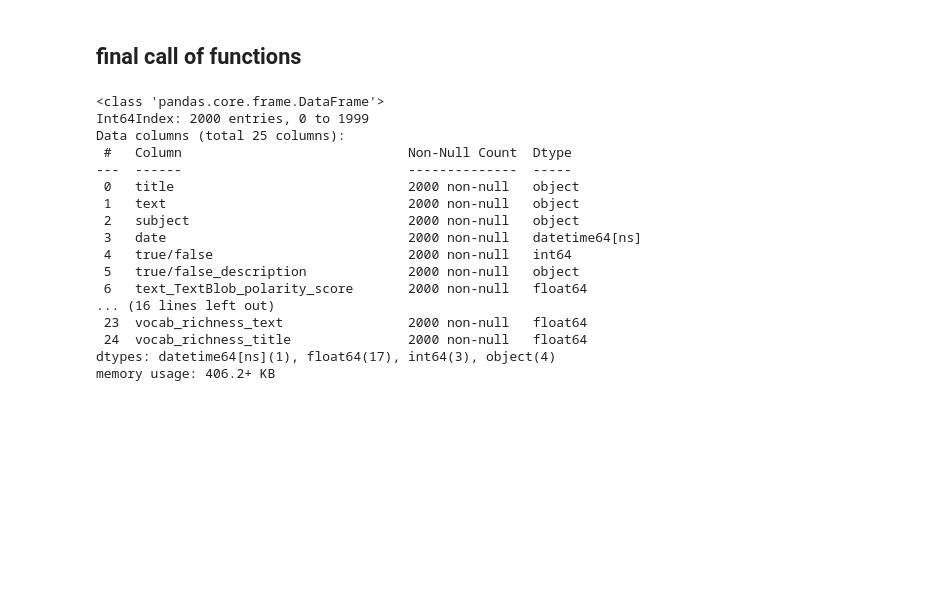
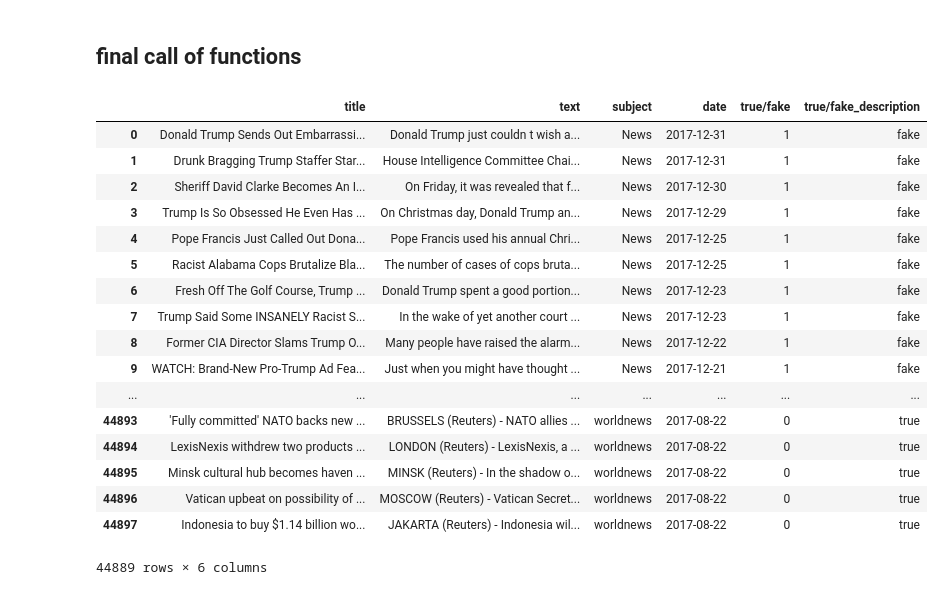
Before and after one commit to Makotowicz/fake_news_buster, a Jupyter notebook: notebooks/compiled_isa.ipynb, the cells around one changed output. Drawn from its saved outputs; the diff is of its cells as text; code cells hidden in the pictures; blank space fills up the shorter version.

```diff
--- a/notebooks/compiled_isa.ipynb
+++ b/notebooks/compiled_isa.ipynb
@@ -14,10 +15,10 @@ from nltk.tokenize import word_tokenize
 [nltk_data]   Package vader_lexicon is already up-to-date!
 # %%
-df_fake = pd.read_csv("../raw_data/Fake.csv")
-df_true = pd.read_csv("../raw_data/True.csv")
+df_fake = pd.read_csv("C:\\Users\\Brigitta Bartsch\\code\\PROJECT_Fake_News_Detection\\fake_news_buster\\fake_news_buster\\data\\Fake.csv")
+df_true = pd.read_csv("C:\\Users\\Brigitta Bartsch\\code\\PROJECT_Fake_News_Detection\\fake_news_buster\\fake_news_buster\\data\\True.csv")
 # %%
-df_fake = df_fake.head(1000)
-df_true = df_true.head(1000)
+df_fake = df_fake
+df_true = df_true
 # %% [markdown]
 ## data cleaning
 # %%
@@ -25,12 +26,10 @@ def import_merge_df(df_fake,df_true):
     '''Import DataFrames and merge them, adding true/false encodings'''
     data_fake = df_fake
     data_true = df_true
-    # data_fake = pd.read_csv(df_1)
-    # data_true = pd.read_csv(df_2)
-    data_fake["true/false"] = 1
-    data_fake["true/false_description"] = "fake"
-    data_true["true/false"] = 0
-    data_true["true/false_description"] = "true"
+    data_fake["true/fake"] = 1
+    data_fake["true/fake_description"] = "fake"
+    data_true["true/fake"] = 0
+    data_true["true/fake_description"] = "true"
     data_concat = pd.concat([data_fake, data_true])
     data_concat_reset_index = data_concat.reset_index(drop=True)
     return data_concat_reset_index
@@ -141,6 +140,27 @@ pass
 # %%
 '''data cleaning'''
 df = Data_Cleaning(df_fake, df_true)
+# %%
+df
+# %% [output]
+|  | title | text | subject | date | true/fake | true/fake_description |
+| 0 | Donald Trump Sends Out Embarrassi... | Donald Trump just couldn t wish a... | News | 2017-12-31 | 1 | fake |
+| 1 | Drunk Bragging Trump Staffer Star... | House Intelligence Committee Chai... | News | 2017-12-31 | 1 | fake |
+| 2 | Sheriff David Clarke Becomes An I... | On Friday, it was revealed that f... | News | 2017-12-30 | 1 | fake |
+| 3 | Trump Is So Obsessed He Even Has ... | On Christmas day, Donald Trump an... | News | 2017-12-29 | 1 | fake |
+| 4 | Pope Francis Just Called Out Dona... | Pope Francis used his annual Chri... | News | 2017-12-25 | 1 | fake |
+| 5 | Racist Alabama Cops Brutalize Bla... | The number of cases of cops bruta... | News | 2017-12-25 | 1 | fake |
+| 6 | Fresh Off The Golf Course, Trump ... | Donald Trump spent a good portion... | News | 2017-12-23 | 1 | fake |
+| 7 | Trump Said Some INSANELY Racist S... | In the wake of yet another court ... | News | 2017-12-23 | 1 | fake |
+| 8 | Former CIA Director Slams Trump O... | Many people have raised the alarm... | News | 2017-12-22 | 1 | fake |
+| 9 | WATCH: Brand-New Pro-Trump Ad Fea... | Just when you might have thought ... | News | 2017-12-21 | 1 | fake |
+| ... | ... | ... | ... | ... | ... | ... |
+| 44893 | 'Fully committed' NATO backs new ... | BRUSSELS (Reuters) - NATO allies ... | worldnews | 2017-08-22 | 0 | true |
+| 44894 | LexisNexis withdrew two products ... | LONDON (Reuters) - LexisNexis, a ... | worldnews | 2017-08-22 | 0 | true |
+| 44895 | Minsk cultural hub becomes haven ... | MINSK (Reuters) - In the shadow o... | worldnews | 2017-08-22 | 0 | true |
+| 44896 | Vatican upbeat on possibility of ... | MOSCOW (Reuters) - Vatican Secret... | worldnews | 2017-08-22 | 0 | true |
+| 44897 | Indonesia to buy $1.14 billion wo... | JAKARTA (Reuters) - Indonesia wil... | worldnews | 2017-08-22 | 0 | true |
+44889 rows × 6 columns
 # %%
 '''sentiment analysis'''
 df = feature_polarity_subjectivity(df, 'text')
@@ -163,23 +183,3 @@ df['numbers_ratio'] = df['title'].apply(is_digiter)
 df['vocab_richness_text'] = df['text'].apply(vocab_richnesser)
 
 df['vocab_richness_title'] = df['title'].apply(vocab_richnesser)
-# %%
-df.info()
-# %% [output]
-<class 'pandas.core.frame.DataFrame'>
-Int64Index: 2000 entries, 0 to 1999
-Data columns (total 25 columns):
- #   Column                             Non-Null Count  Dtype
----  ------                             --------------  -----
- 0   title                              2000 non-null   object
- 1   text                               2000 non-null   object
- 2   subject                            2000 non-null   object
- 3   date                               2000 non-null   datetime64[ns]
- 4   true/false                         2000 non-null   int64
- 5   true/false_description             2000 non-null   object
- 6   text_TextBlob_polarity_score       2000 non-null   float64
-... (16 lines left out)
- 23  vocab_richness_text                2000 non-null   float64
- 24  vocab_richness_title               2000 non-null   float64
-dtypes: datetime64[ns](1), float64(17), int64(3), object(4)
-memory usage: 406.2+ KB
```
Also changed, not shown: parts of 3 cells of this notebook.
